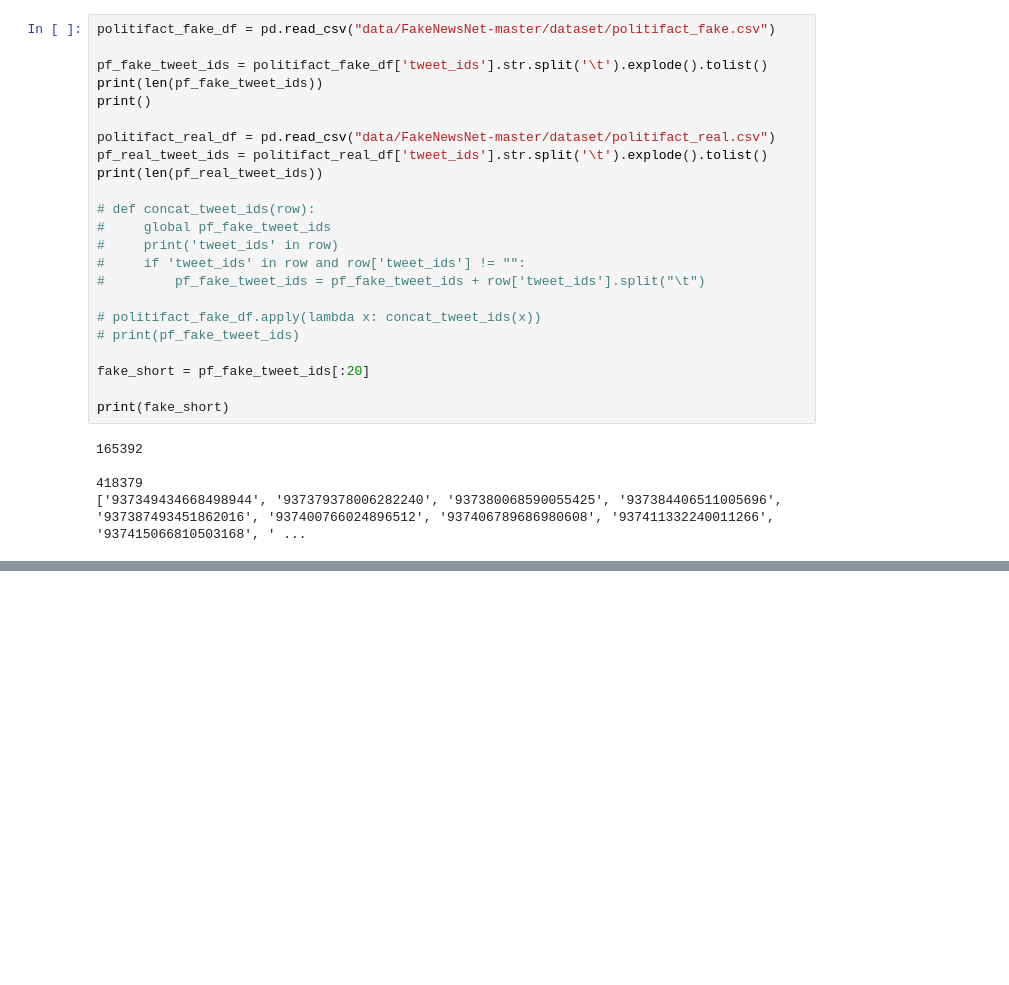
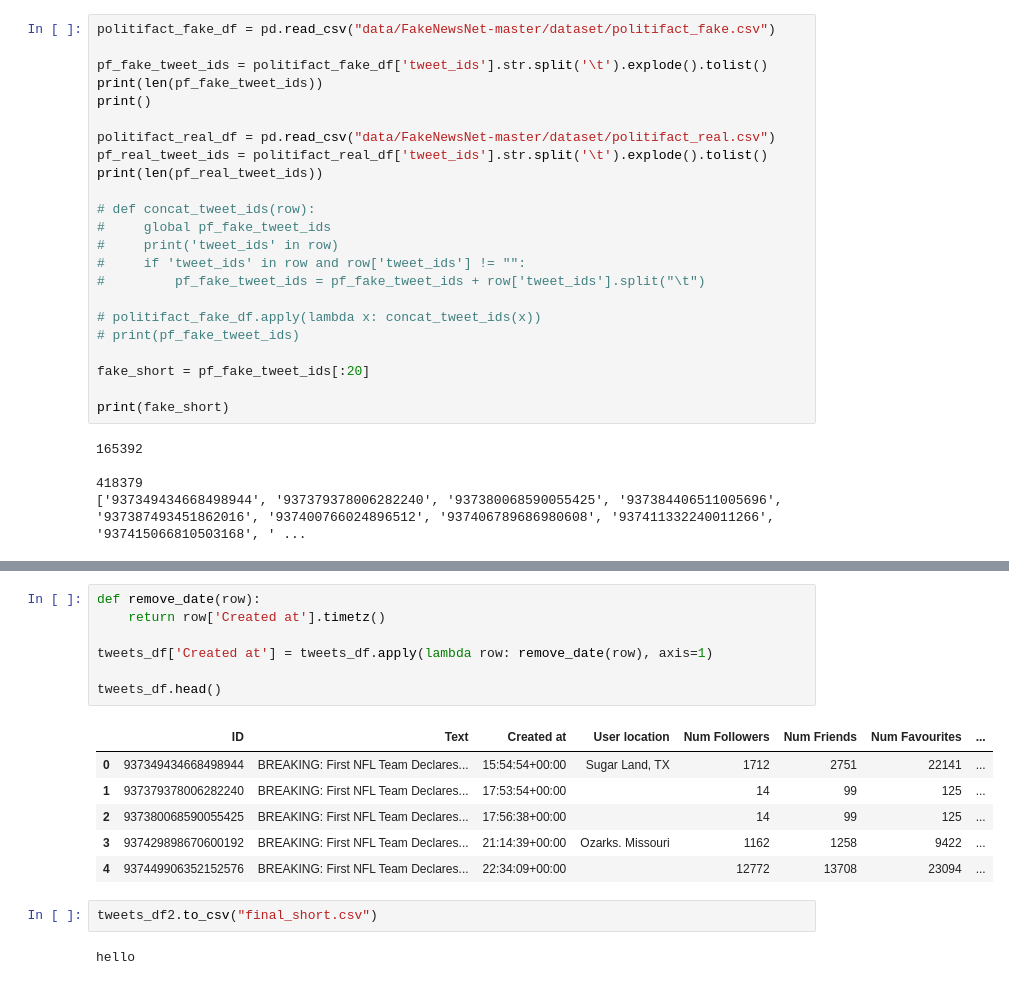
Before and after one commit to xid-er/Fake-News-Detection, a Jupyter notebook: src/ML-Twitter.ipynb, the cells around one changed output, grey strips where cells are left out. Saved outputs shown, nothing was run; the diff lists cells and outputs as text; blank space fills up the shorter version.

```diff
--- a/src/ML-Twitter.ipynb
+++ b/src/ML-Twitter.ipynb
@@ -475,0 +474,18 @@ hello
+# %%
+def remove_date(row):
+    return row['Created at'].timetz()
+
+tweets_df['Created at'] = tweets_df.apply(lambda row: remove_date(row), axis=1)
+
+tweets_df.head()
+# %% [output]
+|  | ID | Text | Created at | User location | Num Followers | Num Friends | Num Favourites | ... |
+| 0 | 937349434668498944 | BREAKING: First NFL Team Declares... | 15:54:54+00:00 | Sugar Land, TX | 1712 | 2751 | 22141 | ... |
+| 1 | 937379378006282240 | BREAKING: First NFL Team Declares... | 17:53:54+00:00 |  | 14 | 99 | 125 | ... |
+| 2 | 937380068590055425 | BREAKING: First NFL Team Declares... | 17:56:38+00:00 |  | 14 | 99 | 125 | ... |
+| 3 | 937429898670600192 | BREAKING: First NFL Team Declares... | 21:14:39+00:00 | Ozarks. Missouri | 1162 | 1258 | 9422 | ... |
+| 4 | 937449906352152576 | BREAKING: First NFL Team Declares... | 22:34:09+00:00 |  | 12772 | 13708 | 23094 | ... |
+# %%
+tweets_df2.to_csv("final_short.csv")
+# %% [output]
+hello
```
Also changed, not shown: parts of 8 cells of this notebook, 3 other files.
